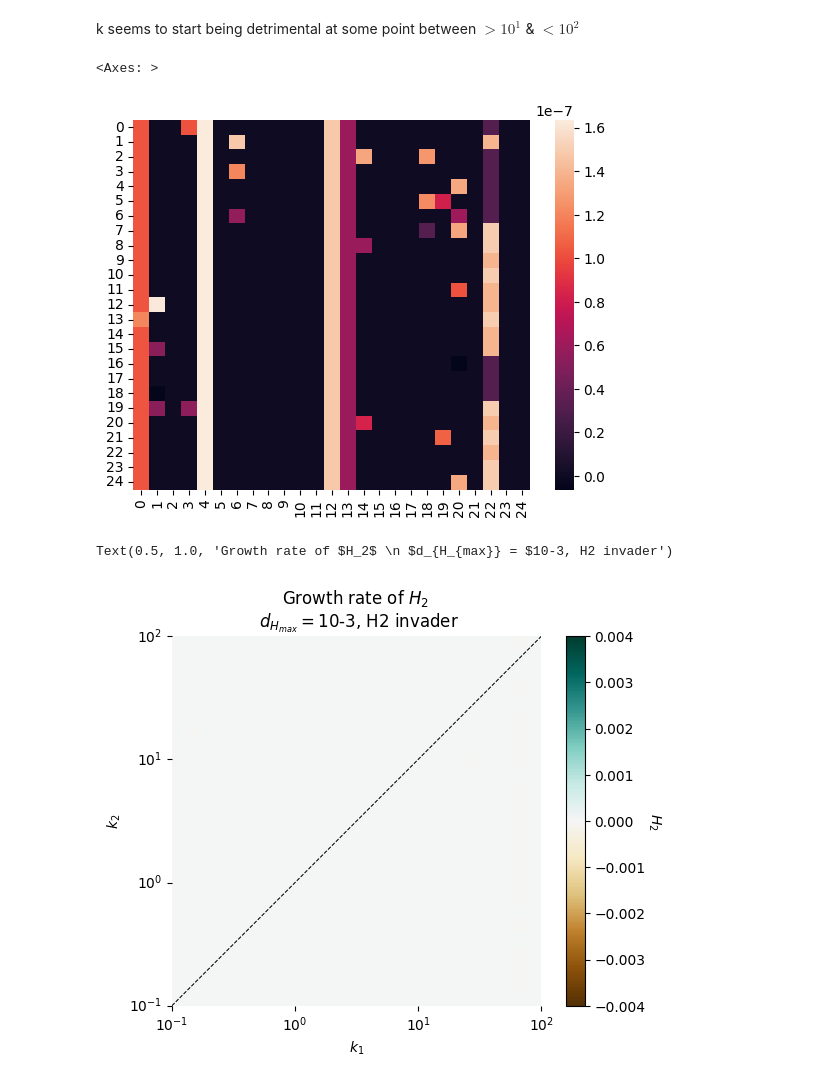
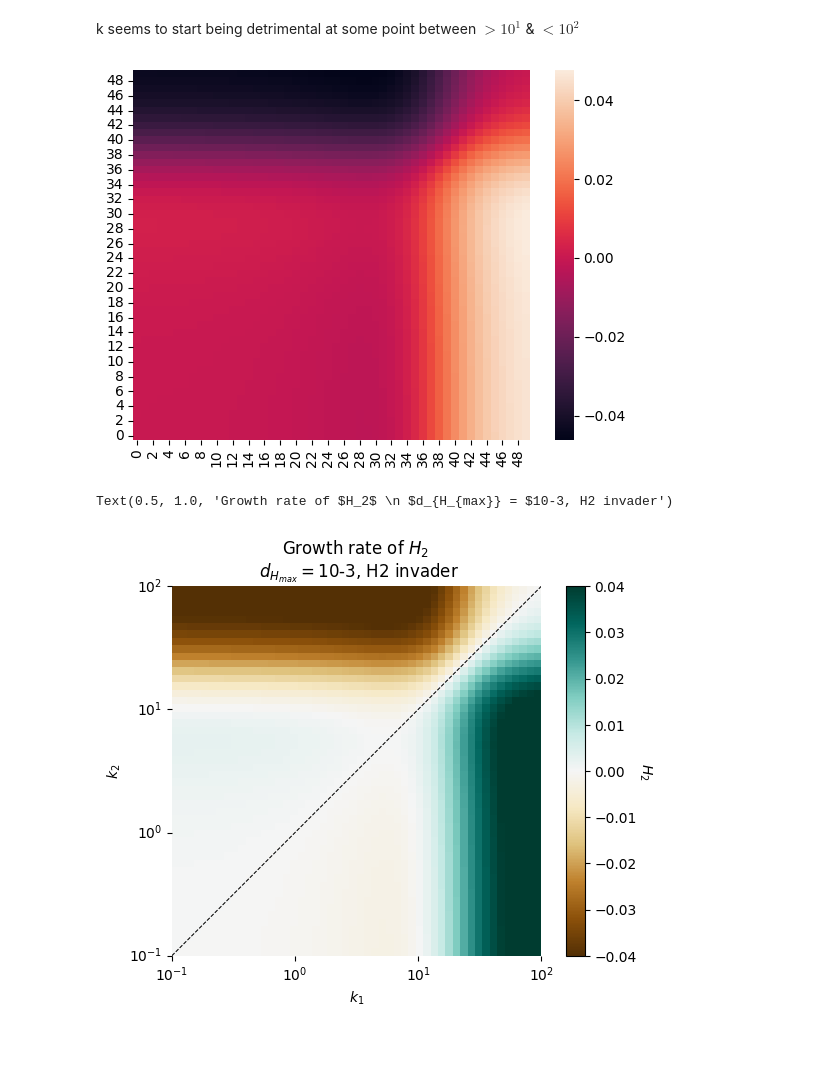
Before and after one commit to rbnmj/turingmodel, a Jupyter notebook: growthratedispersal.ipynb, the cells around one changed output. Saved outputs shown, nothing was run; the diff lists cells and outputs as text; code cells hidden in the pictures; blank space fills up the shorter version.

```diff
--- a/growthratedispersal.ipynb
+++ b/growthratedispersal.ipynb
@@ -78,8 +174,8 @@ def slow(var, t):
 # %%
 fig, (ax1,ax2,ax3)=plt.subplots(3)
 #fig, ax1=plt.subplots()
-t_end = 1000
-number_steps = 1000
+t_end = 5000
+number_steps = 5000
 t1 = np.linspace(0, t_end, number_steps)
 
 
@@ -87,19 +183,20 @@ t1 = np.linspace(0, t_end, number_steps)
 var0 = [2, 2.5, 2.5, 2, 0.8, 0.4, 0, 0, 0, 0, 0, 0]
 #var0 = [2, 2.5, 2.5, 2, 0.8, 0.4, 0.08, 0.3, 0, 0, 0, 0, 0, 0]
 #var0 = [2, 2.5, 2.5, 2, 0.08, 0.4, 10**-6, 10**-6, 0, 0, 0, 0, 0, 0]
-start = 0
+start = 9900
 end = 10000
 
 var = []
-k_1 = 10**-1
-k_2 = 10**0
-d_Hmax1 = 10**-3
-d_Hmax2 = 10**-3
+k_1 = 1
+k_2 = 1
+d_Hmax1 = 10**0
+d_Hmax2 = 10**0
 var = integ.odeint(slow, var0, t1)
 t_end = 10000
 number_steps = 10000
 t = np.linspace(0, t_end, number_steps)
-var00 = [var[-1,0], var[-1,1], var[-1,2], var[-1,3], var[-1,4], var[-1,5], 10**-6, 10**-6, 0, 0, 0, 0]
+# var00 = [var[-1,0], var[-1,1], var[-1,2], var[-1,3], var[-1,4], var[-1,5], 10**-6, 10**-6, 0, 0, 0, 0]
+var00 = [var[-1,0], var[-1,1], var[-1,2], var[-1,3], 0.5*var[-1,4], 0.5*var[-1,5], 0.5*var[-1,4], 0.5*var[-1,5], 0, 0, 0, 0]
 var = integ.odeint(slow, var00, t)
 
 # ax1.plot(t[start:end], (var[start:end, 4]/(var[start:end, 4]+var[start:end, 5])), label="H1 flow",color="tab:red")
@@ -108,7 +205,7 @@ ax1.plot(t[start:end], var[start:end, 4], label="H1x",color="tab:orange")
 ax1.plot(t[start:end], var[start:end, 5], label="H1y",color="tab:orange", linestyle="--")
 ax1.plot(t[start:end], var[start:end, 6], label="H2x",color="tab:blue")
 ax1.plot(t[start:end], var[start:end, 7], label="H2y",color="tab:blue", linestyle="--")
-ax1.plot(t[start:end], np.ones(len(t[start:end]))*10**-6, color="tab:grey", linestyle="--")
+# ax1.plot(t[start:end], np.ones(len(t[start:end]))*10**-6, color="tab:grey", linestyle="--")
 ax1.set_yscale("log")
 # ax1.set_xlim(10005,10075)
 ax1.set_title("$k_1 = $ " + str(k_1) + ", $k_2 = $ " + str(k_2) + ", $d_{Hmax} = $ " + str(d_Hmax1))
@@ -211,17 +308,17 @@ number_steps = 3000
 t1 = np.linspace(0, t_end, number_steps)
 
 # dispersal adaptability
-k_1_range = np.geomspace(10**-1, 10**2, 25)#50
-k_2_range = np.geomspace(10**-1, 10**2, 25)#50
+k_1_range = np.geomspace(10**-1, 10**2, 50)#50
+k_2_range = np.geomspace(10**-1, 10**2, 50)#50
 
 # maximum dispersal rate
-d_Hmax1 = 10**-4
-d_Hmax2 = 10**-4
+d_Hmax1 = 10**-3
+d_Hmax2 = 10**-3
 
 var0 = [2, 2.5, 2.5, 2, 0.08, 0.4, 0, 0, 0, 0, 0, 0]
 
 
-num_extr = 40 # set number of maxima to be found
+num_extr = 60 # set number of maxima to be found #40
 
 H1_extr = []
 H2_extr = []
@@ -244,15 +341,14 @@ for k_2 in tqdm(k_2_range):
         var00 = [var[-1,0], var[-1,1], var[-1,2], var[-1,3], var[-1,4], var[-1,5], 10**-6, 10**-6, 0, 0, 0, 0]
         var = integ.odeint(slow, var00, t)
 
-
-
+        var = np.where(var < 10**-6, 10**-6, var)
 
         H1_extr.append(find_maxima(np.log(var[:, 4])+np.log(var[:, 5]),num_extr))
         H2_extr.append(find_maxima(np.log(var[:, 6])+np.log(var[:, 6]),num_extr))
 
         # results[i,j] = ...
-        slopeH1[i, j] = linregress(np.linspace(1, 20, 20),H1_extr[0][20:num_extr])[0]
-        slopeH2[i, j] = linregress(np.linspace(1, 20, 20),H2_extr[0][20:num_extr])[0]
+        slopeH1[i, j] = linregress(np.linspace(1, 20, 40),H1_extr[0][20:num_extr])[0]
+        slopeH2[i, j] = linregress(np.linspace(1, 20, 40),H2_extr[0][20:num_extr])[0]
 
         # workaround to empty lists
         H1_extr = []
@@ -262,16 +358,16 @@ for k_2 in tqdm(k_2_range):
     i += 1
 # %%
 #plt.contourf(slopeH1)
-sns.heatmap(slopeH1)
+ax = sns.heatmap(slopeH2)
+ax.invert_yaxis()
 # %% [output]
-<Axes: >
-[figure, old version]
+[figure, new version]
 # %%
 d_Hmax = "10-3"
 
 fig, ax3 = plt.subplots()
 ticks = np.append(k_1_range, 10)
-ax3 = sns.heatmap((slopeH2), cmap="BrBG", square=True, cbar=False, vmin=-0.004, vmax=0.004)
+ax3 = sns.heatmap((slopeH2), cmap="BrBG", square=True, cbar=False, vmin=-0.04, vmax=0.04)
 cbar3 = ax3.figure.colorbar(ax3.collections[0])
 cbar3.set_label('$H_2$', rotation=270, labelpad=12)
 ax3.set_xticks(np.linspace(0, len(k_1_range), 4))
@@ -286,6 +382,6 @@ plt.ylabel('$k_2$')
 plt.title('Growth rate of $H_2$ \n $d_{H_{max}} = $' + str(d_Hmax) + ', H2 invader')
 # %% [output]
 Text(0.5, 1.0, 'Growth rate of $H_2$ \n $d_{H_{max}} = $10-3, H2 invader')
-[figure, old version]
+[figure, new version]
 # %%
 invSlope = np.copy(slopeH2)
```
Also changed, not shown: parts of 16 cells of this notebook, 33 other files.
